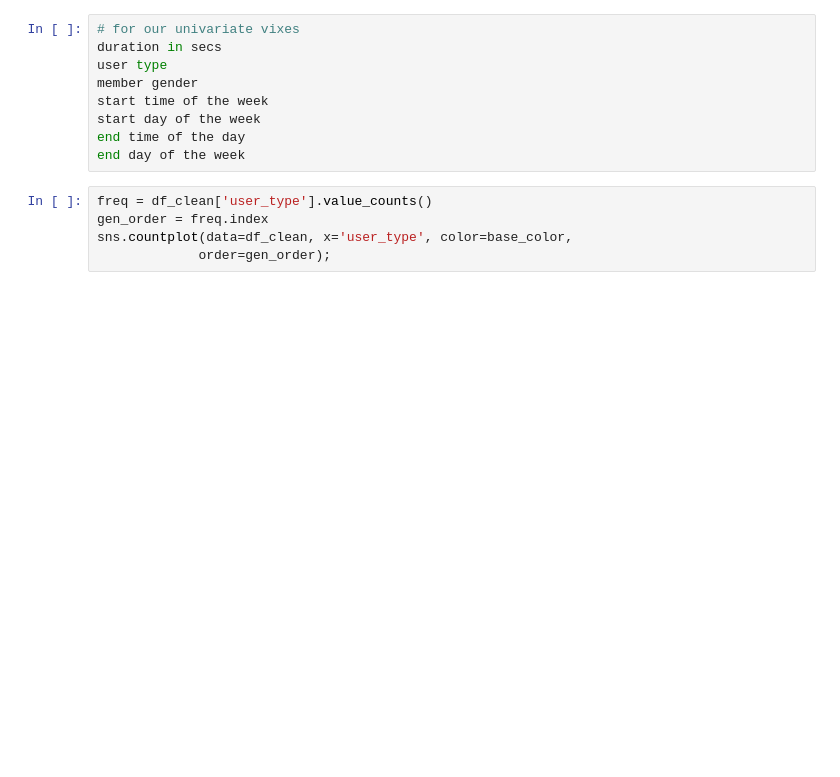
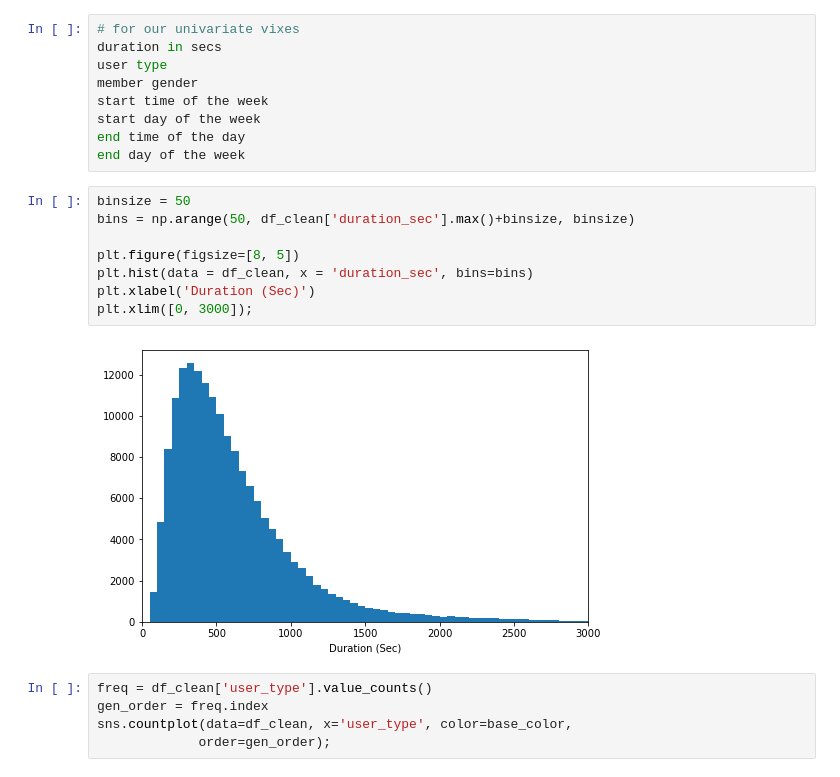
Before and after one commit to jjjeorgee/ALX-T, a Jupyter notebook: Project 03 - Data Visualization/Part_I_exploration.ipynb, the cells around one changed output. Drawn from its saved outputs; the diff is of its cells as text; blank space fills up the shorter version.

```diff
--- a/Project 03 - Data Visualization/Part_I_exploration.ipynb
+++ b/Project 03 - Data Visualization/Part_I_exploration.ipynb
@@ -268,6 +268,16 @@ start time of the week
 start day of the week
 end time of the day
 end day of the week
+# %%
+binsize = 50
+bins = np.arange(50, df_clean['duration_sec'].max()+binsize, binsize)
+
+plt.figure(figsize=[8, 5])
+plt.hist(data = df_clean, x = 'duration_sec', bins=bins)
+plt.xlabel('Duration (Sec)')
+plt.xlim([0, 3000]);
+# %% [output]
+[figure, added]
 # %%
 freq = df_clean['user_type'].value_counts()
 gen_order = freq.index
```
